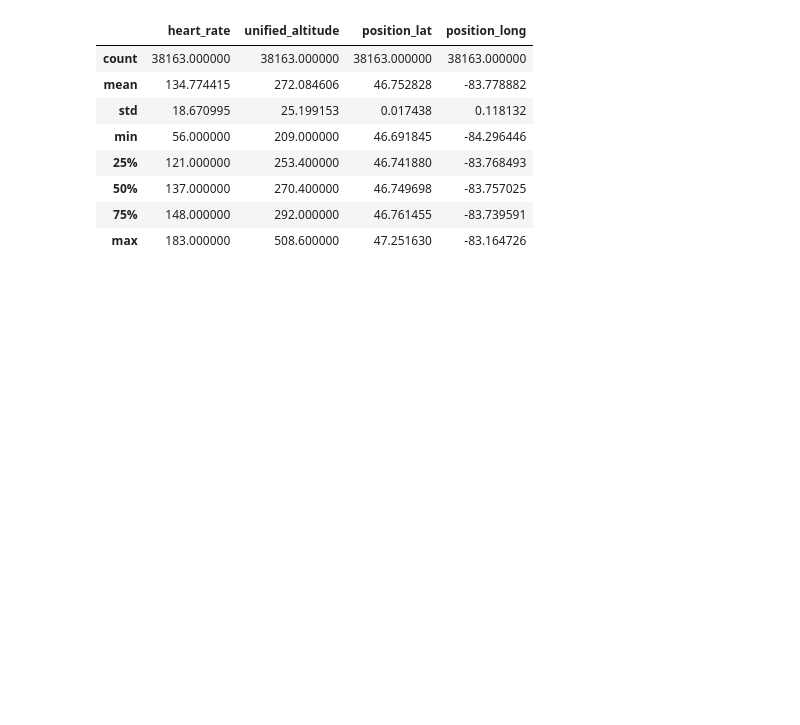
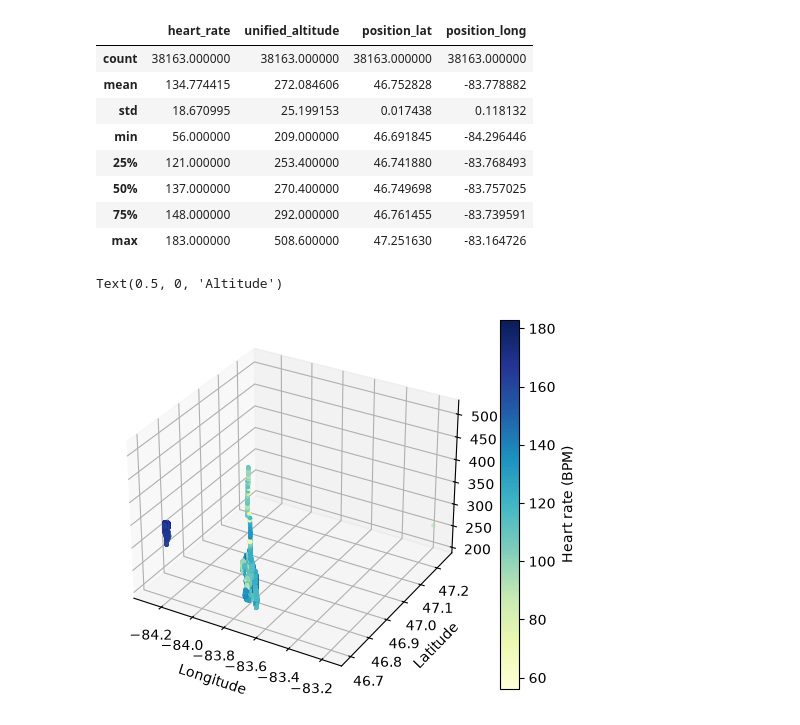
Before and after one commit to vandao288/strava_data_report, a Jupyter notebook: strava.ipynb, the cells around one changed output. Drawn from its saved outputs; the diff is of its cells as text; code cells hidden in the pictures; blank space fills up the shorter version.

Commit message:
3D scatter plot: first attempt

```diff
--- a/strava.ipynb
+++ b/strava.ipynb
@@ -833,3 +832,26 @@ df_selected.describe()
 | 50% | 137.000000 | 270.400000 | 46.749698 | -83.757025 |
 | 75% | 148.000000 | 292.000000 | 46.761455 | -83.739591 |
 | max | 183.000000 | 508.600000 | 47.251630 | -83.164726 |
+# %%
+from mpl_toolkits.mplot3d import Axes3D
+
+fig = plt.figure()
+ax = fig.add_subplot(projection='3d')
+
+artists = ax.scatter(
+    df_selected['position_long'],
+    df_selected['position_lat'],
+    df_selected['unified_altitude'],
+    s = 5,
+    c = df_selected['heart_rate'],
+    cmap = 'YlGnBu'
+)
+
+plt.colorbar(artists).set_label('Heart rate (BPM)')
+
+ax.set_xlabel('Longitude')
+ax.set_ylabel('Latitude')
+ax.set_zlabel('Altitude')
+# %% [output]
+Text(0.5, 0, 'Altitude')
+[figure, added]
```
Also changed, not shown: parts of 7 cells of this notebook.
